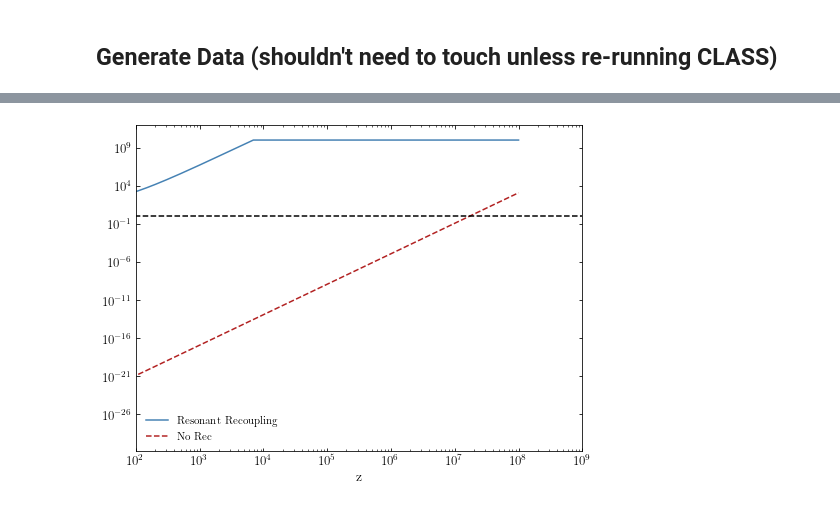
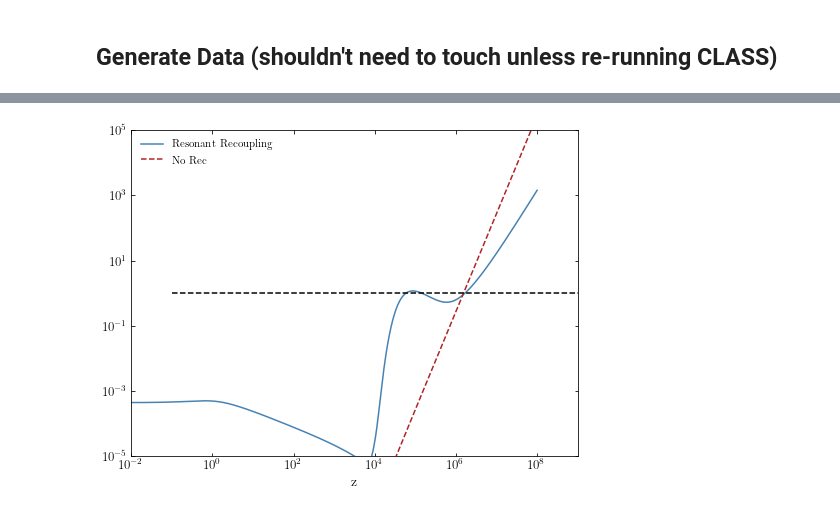
Before and after one commit to NolanSmyth/class_recoupling, a Jupyter notebook: res_recoupling.ipynb, the cells around one changed output, grey strips where cells are left out. Saved outputs shown, nothing was run; the diff lists cells and outputs as text; code cells hidden in the pictures.

```diff
--- a/res_recoupling.ipynb
+++ b/res_recoupling.ipynb
@@ -295,18 +306,24 @@ dmus_res = cos.get_thermodynamics()['dmu_idm_dr']
 # %%
 zs_norec = idrNoRec.get_thermodynamics()['z']
 dmus_norec = idrNoRec.get_thermodynamics()['dmu_idm_dr']
+# %%
+def conformal_H(z):
+    return aprime(thermo_taus(z))/a(thermo_taus(z))
 # %%
-plt.loglog(zs_res, dmus_res, label='Resonant Recoupling')
-plt.loglog(zs_norec, dmus_norec, '--', label='No Rec')
+# plt.loglog(zs_res, 1e3*dmus_res/(conformal_H(zs_res)), label='Resonant Recoupling')
+# plt.loglog(zs_norec, 5e4*dmus_norec/conformal_H(zs_norec), '--', label='No Rec')
+plt.loglog(zs_res, dmus_res/(conformal_H(zs_res)), label='Resonant Recoupling')
+plt.loglog(zs_norec, dmus_norec/conformal_H(zs_norec), '--', label='No Rec')
 plt.loglog([1e-1, 1e9],[1,1], 'k--')
 plt.xlabel('z')
 
-plt.xlim(1e2,1e9)
+plt.xlim(1e-2,1e9)
+plt.ylim(1e-5, 1e5)
 
 plt.legend()
 plt.show()
 # %% [output]
-[figure, old version]
+[figure, new version]
 # %%
 LambdaCDM = Class()
 LambdaCDM.set(commonset)
```
Also changed, not shown: parts of 4 cells of this notebook, 1 other file.
